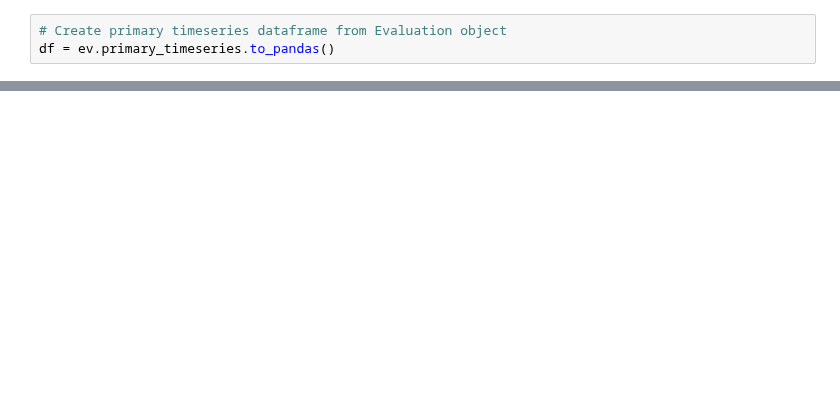
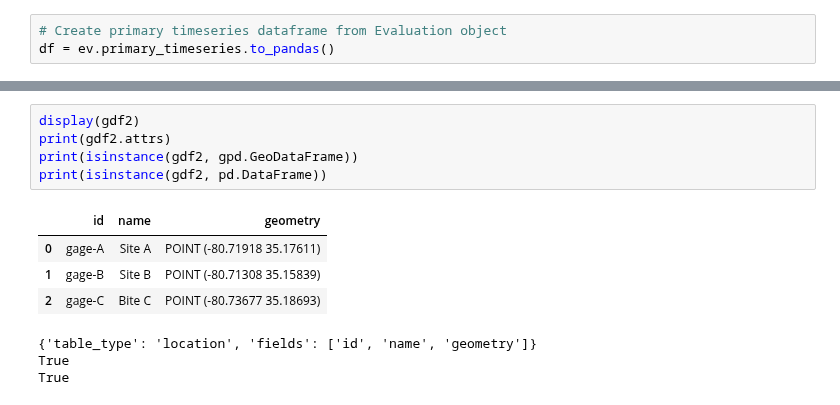
Before and after one commit to RTIInternational/teehr, a Jupyter notebook: src/teehr/examples/07-2_site_plotting.ipynb, the cells around one changed output, grey strips where cells are left out. Drawn from its saved outputs; the diff is of its cells as text; blank space fills up the shorter version.

```diff
--- a/src/teehr/examples/07-2_site_plotting.ipynb
+++ b/src/teehr/examples/07-2_site_plotting.ipynb
@@ -35,0 +71,13 @@ df.teehr.timeseries_plot()
+# %%
+display(gdf2)
+print(gdf2.attrs)
+print(isinstance(gdf2, gpd.GeoDataFrame))
+print(isinstance(gdf2, pd.DataFrame))
+# %% [output]
+|  | id | name | geometry |
+| 0 | gage-A | Site A | POINT (-80.71918 35.17611) |
+| 1 | gage-B | Site B | POINT (-80.71308 35.15839) |
+| 2 | gage-C | Bite C | POINT (-80.73677 35.18693) |
+{'table_type': 'location', 'fields': ['id', 'name', 'geometry']}
+True
+True
```
Also changed, not shown: parts of 13 cells of this notebook, 4 other files.
